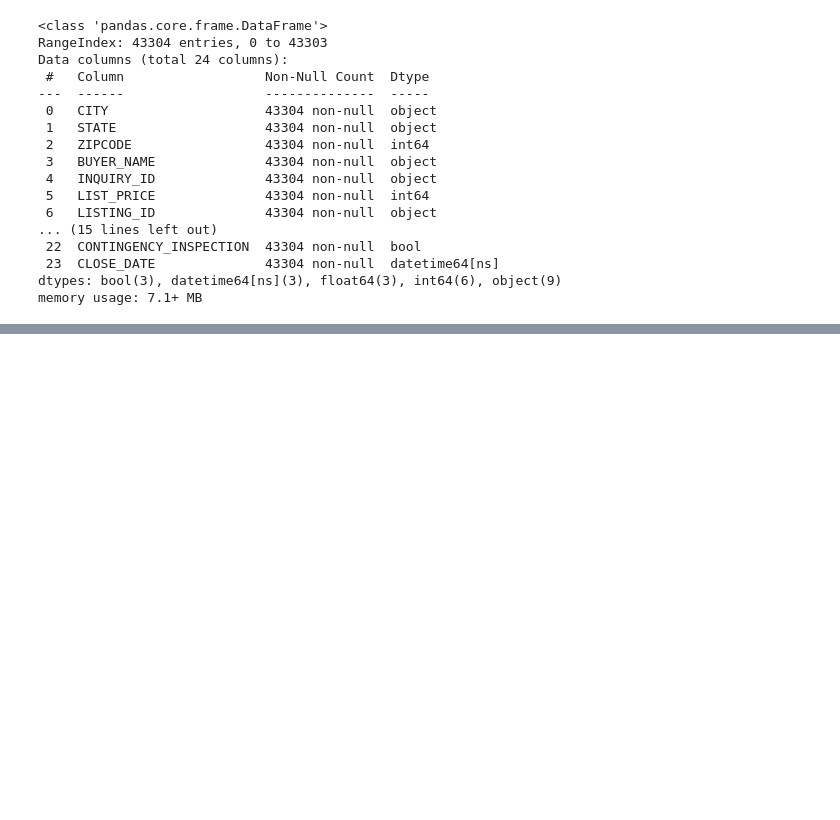
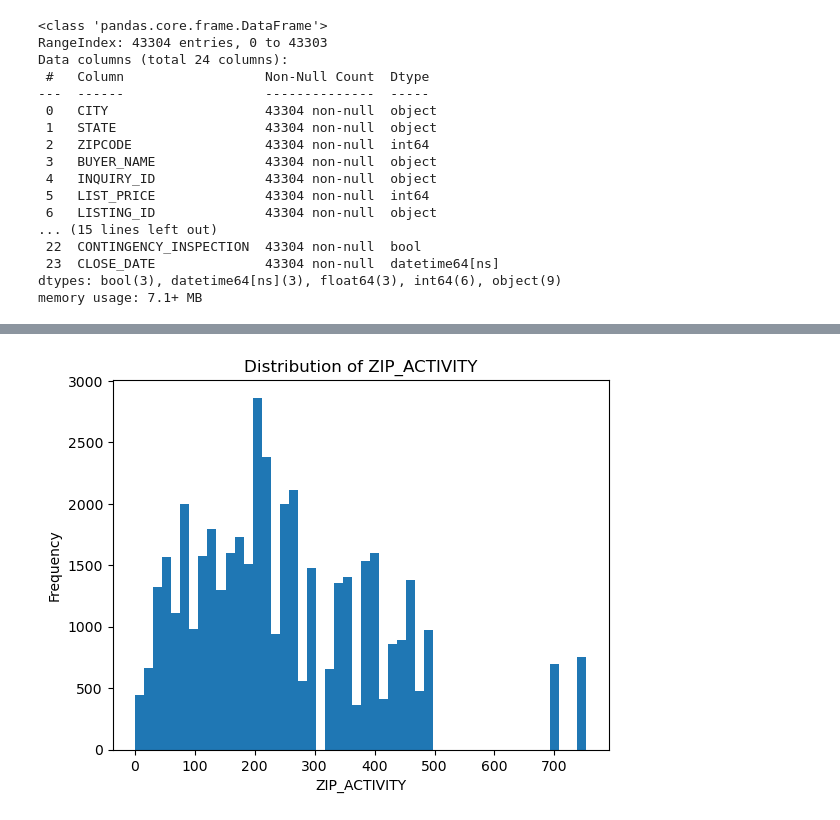
Before and after one commit to Etang-OJ/Bluestone_RealEstate, a Jupyter notebook: Bluestone_RealEstate.ipynb, the cells around one changed output, grey strips where cells are left out. Saved outputs shown, nothing was run; the diff lists cells and outputs as text; code cells hidden in the pictures; blank space fills up the shorter version.

```diff
--- a/Bluestone_RealEstate.ipynb
+++ b/Bluestone_RealEstate.ipynb
@@ -213,0 +162,15 @@ memory usage: 17.6+ MB
+# %%
+# zip_counts
+
+zip_counts = sales_df["ZIPCODE"].value_counts()
+sales_df["ZIP_ACTIVITY"] = sales_df["ZIPCODE"].map(zip_counts)
+# %%
+# Distribution of ZIP_ACTIVITY
+plt.figure()
+plt.hist(sales_df["ZIP_ACTIVITY"].dropna(), bins=50)
+plt.title("Distribution of ZIP_ACTIVITY")
+plt.xlabel("ZIP_ACTIVITY")
+plt.ylabel("Frequency")
+plt.show()
+# %% [output]
+[figure, added]
```
Also changed, not shown: parts of 48 cells of this notebook, 9 other files.
